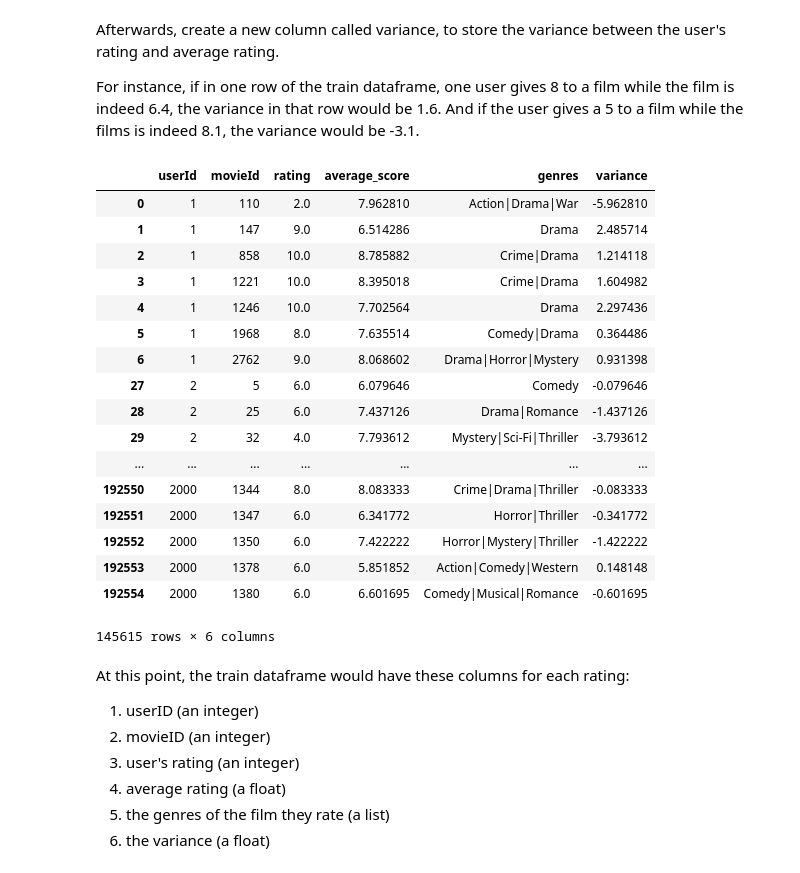
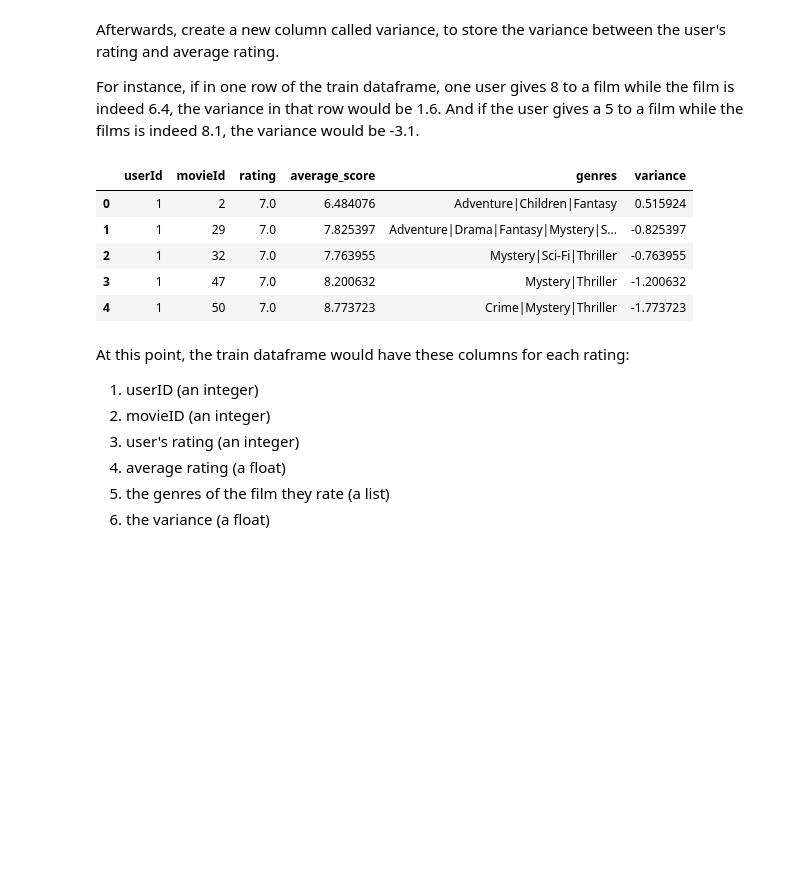
Before and after one commit to strkillr16/COGS108Final, a Jupyter notebook: Final Project Notebook.ipynb, the cells around one changed output. Cells and saved outputs as stored; diff of their text form; code cells hidden in the pictures; blank space fills up the shorter version.

```diff
--- a/Final Project Notebook.ipynb
+++ b/Final Project Notebook.ipynb
@@ -207,0 +173,6 @@ train['average_score'] = average_ratings
+# %%
+average_dict = {}
+for key,value in average_ratings.items():
+    average_dict[key] = sum(value)/len(value)
+# %%
+train['average_score'] = [average_dict[row[1]] for index,row in train.iterrows()]
@@ -219,32 +199,14 @@ train['genres'] = genre
 Afterwards, create a new column called variance, to store the variance between the user's rating and average rating.
 
 For instance, if in one row of the train dataframe, one user gives 8 to a film while the film is indeed 6.4, the variance in that row would be 1.6. And if the user gives a 5 to a film while the films is indeed 8.1, the variance would be -3.1.
-# %%
-variances = []
-for n in range(len(train)):
-    usr_rate = train['rating'].iloc[n]
-    avr_rate = train['average_score'].iloc[n]
-    v = usr_rate - avr_rate
-    variances.append(v)
-train['variance'] = variances
+# %%
+train['variance'] = train.apply(lambda row: row.rating - row.average_score, axis=1)
 # %%
-train
+train.head()
 # %% [output]
 |  | userId | movieId | rating | average_score | genres | variance |
-| 0 | 1 | 110 | 2.0 | 7.962810 | Action|Drama|War | -5.962810 |
-| 1 | 1 | 147 | 9.0 | 6.514286 | Drama | 2.485714 |
-| 2 | 1 | 858 | 10.0 | 8.785882 | Crime|Drama | 1.214118 |
-| 3 | 1 | 1221 | 10.0 | 8.395018 | Crime|Drama | 1.604982 |
-| 4 | 1 | 1246 | 10.0 | 7.702564 | Drama | 2.297436 |
-| 5 | 1 | 1968 | 8.0 | 7.635514 | Comedy|Drama | 0.364486 |
-| 6 | 1 | 2762 | 9.0 | 8.068602 | Drama|Horror|Mystery | 0.931398 |
-| 27 | 2 | 5 | 6.0 | 6.079646 | Comedy | -0.079646 |
-| 28 | 2 | 25 | 6.0 | 7.437126 | Drama|Romance | -1.437126 |
-| 29 | 2 | 32 | 4.0 | 7.793612 | Mystery|Sci-Fi|Thriller | -3.793612 |
-| ... | ... | ... | ... | ... | ... | ... |
-| 192550 | 2000 | 1344 | 8.0 | 8.083333 | Crime|Drama|Thriller | -0.083333 |
-| 192551 | 2000 | 1347 | 6.0 | 6.341772 | Horror|Thriller | -0.341772 |
-| 192552 | 2000 | 1350 | 6.0 | 7.422222 | Horror|Mystery|Thriller | -1.422222 |
-| 192553 | 2000 | 1378 | 6.0 | 5.851852 | Action|Comedy|Western | 0.148148 |
-| 192554 | 2000 | 1380 | 6.0 | 6.601695 | Comedy|Musical|Romance | -0.601695 |
+| 0 | 1 | 2 | 7.0 | 6.484076 | Adventure|Children|Fantasy | 0.515924 |
+| 1 | 1 | 29 | 7.0 | 7.825397 | Adventure|Drama|Fantasy|Mystery|S... | -0.825397 |
+| 2 | 1 | 32 | 7.0 | 7.763955 | Mystery|Sci-Fi|Thriller | -0.763955 |
+| 3 | 1 | 47 | 7.0 | 8.200632 | Mystery|Thriller | -1.200632 |
+| 4 | 1 | 50 | 7.0 | 8.773723 | Crime|Mystery|Thriller | -1.773723 |
-145615 rows × 6 columns
```
Also changed, not shown: parts of 34 cells of this notebook, 3 other files.
